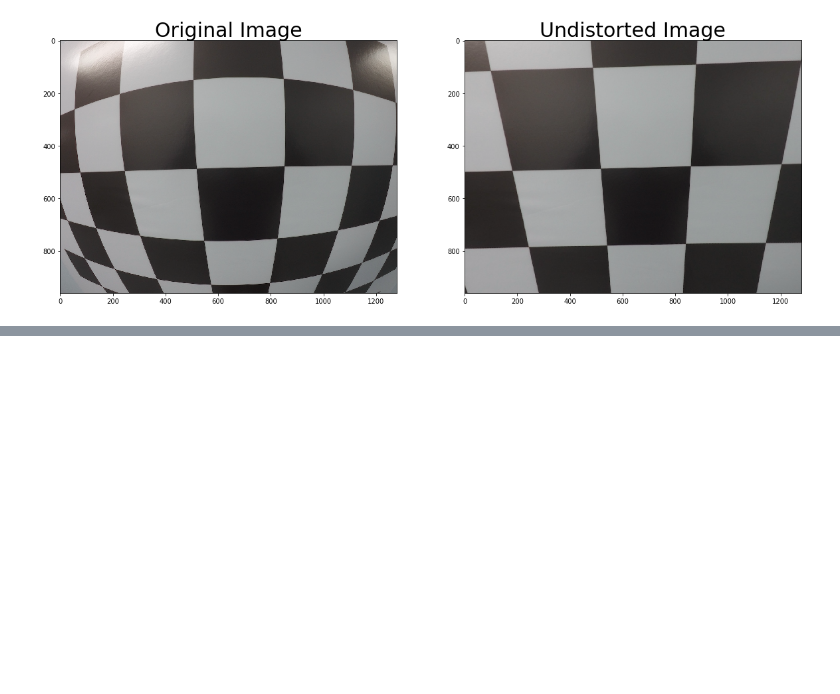
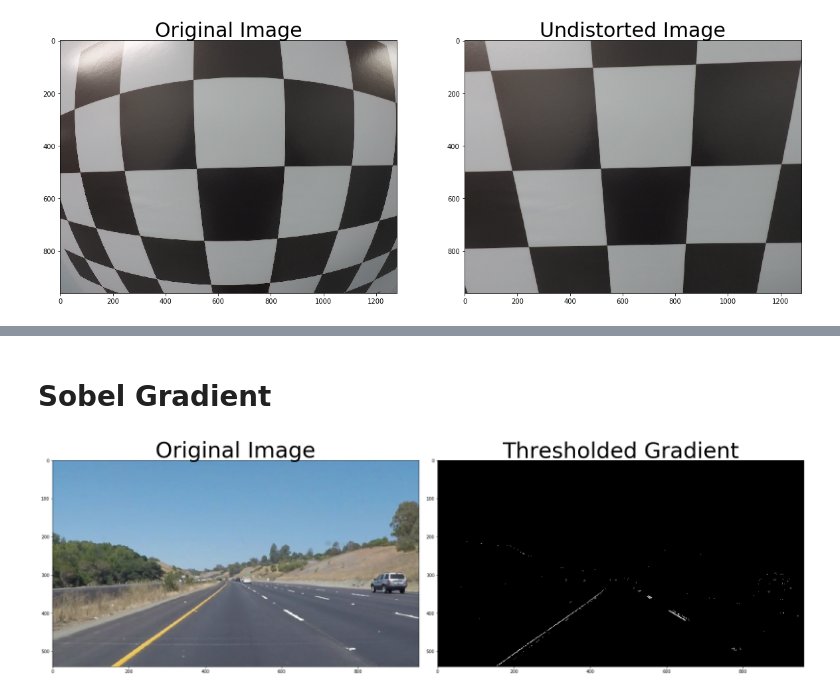
Before and after one commit to mhaytmyr/Udacity, a Jupyter notebook: Term1_CameraCallibration/camera_calibration.ipynb, the cells around one changed output, grey strips where cells are left out. Drawn from its saved outputs; the diff is of its cells as text; code cells hidden in the pictures; blank space fills up the shorter version.

```diff
--- a/Term1_CameraCallibration/camera_calibration.ipynb
+++ b/Term1_CameraCallibration/camera_calibration.ipynb
@@ -76,0 +139,57 @@ Text(0.5,1,'Undistorted Image')
+# %% [markdown]
+# Sobel Gradient
+# %%
+import numpy as np
+import cv2
+import matplotlib.pyplot as plt
+import matplotlib.image as mpimg
+
+# Read in an image and grayscale it
+image = mpimg.imread('calibration_wide/solidYellowCurve.jpg')
+
+def abs_sobel_thresh(img, grad_thresh=(0,255), angle_thresh=(0, np.pi/2)):
+    # Convert to grayscale
+    gray = cv2.cvtColor(img, cv2.COLOR_RGB2GRAY)
+    # Apply x or y gradient with the OpenCV Sobel() function
+    # and take the absolute value
+    #if orient == 'x':
+    sobelx = np.absolute(cv2.Sobel(gray, cv2.CV_64F, 1, 0))
+    #if orient == 'y':
+    sobely = np.absolute(cv2.Sobel(gray, cv2.CV_64F, 0, 1))
+
+    # Calculate the gradient magnitude
+    gradmag = np.sqrt(sobelx**2 + sobely**2)
+
+    #Each pixel of the resulting image contains a value for the angle of the gradient away
+    #from horizontal in units of radians, covering a range of −π/2 to π/2.
+    #An orientation of 0 implies a horizontal line and orientations of +/−π/2 imply vertical lines.
+    absgraddir = np.arctan2(np.absolute(sobely), np.absolute(sobelx))
+
+    # Rescale back to 8 bit integer
+    scaled_sobel = np.uint8(255*gradmag/np.max(gradmag))
+    # Create a copy and apply the threshold
+    binary_output = np.zeros_like(scaled_sobel)
+    # Here I'm using inclusive (>=, <=) thresholds, but exclusive is ok too
+    mask = (scaled_sobel >= grad_thresh[0]) & (scaled_sobel <= grad_thresh[1]) \
+            & (absgraddir >= angle_thresh[0]) & (absgraddir <= angle_thresh[1])
+
+    binary_output[mask] = 1
+    #binary_output[(scaled_sobel >= grad_thresh[0]) & (scaled_sobel <= grad_thresh[1])] = 1
+    #binary_output[(absgraddir >= angle_thresh[0]) & (absgraddir <= angle_thresh[1])] = 1
+
+    # Return the result
+    return binary_output
+
+
+# Run the function
+grad_binary = abs_sobel_thresh(image, grad_thresh=(100,1255), angle_thresh=(0.90, 1.1))
+# Plot the result
+f, (ax1, ax2) = plt.subplots(1, 2, figsize=(24, 9))
+f.tight_layout()
+ax1.imshow(image)
+ax1.set_title('Original Image', fontsize=50)
+ax2.imshow(grad_binary, cmap='gray')
+ax2.set_title('Thresholded Gradient', fontsize=50)
+plt.subplots_adjust(left=0., right=1, top=0.9, bottom=0.)
+# %% [output]
+[figure, added]
```
Also changed, not shown: parts of 2 cells of this notebook, 1 other file.
